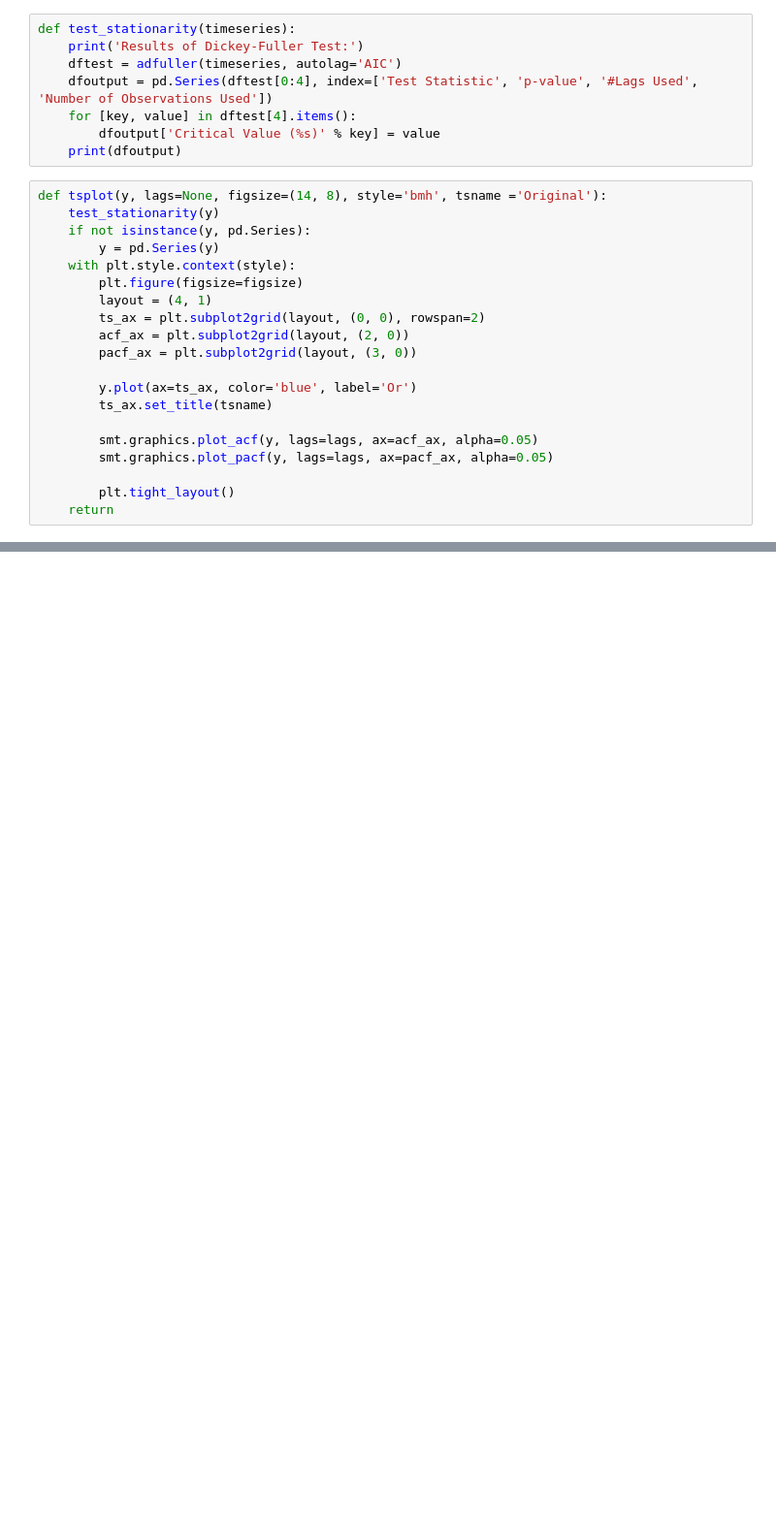
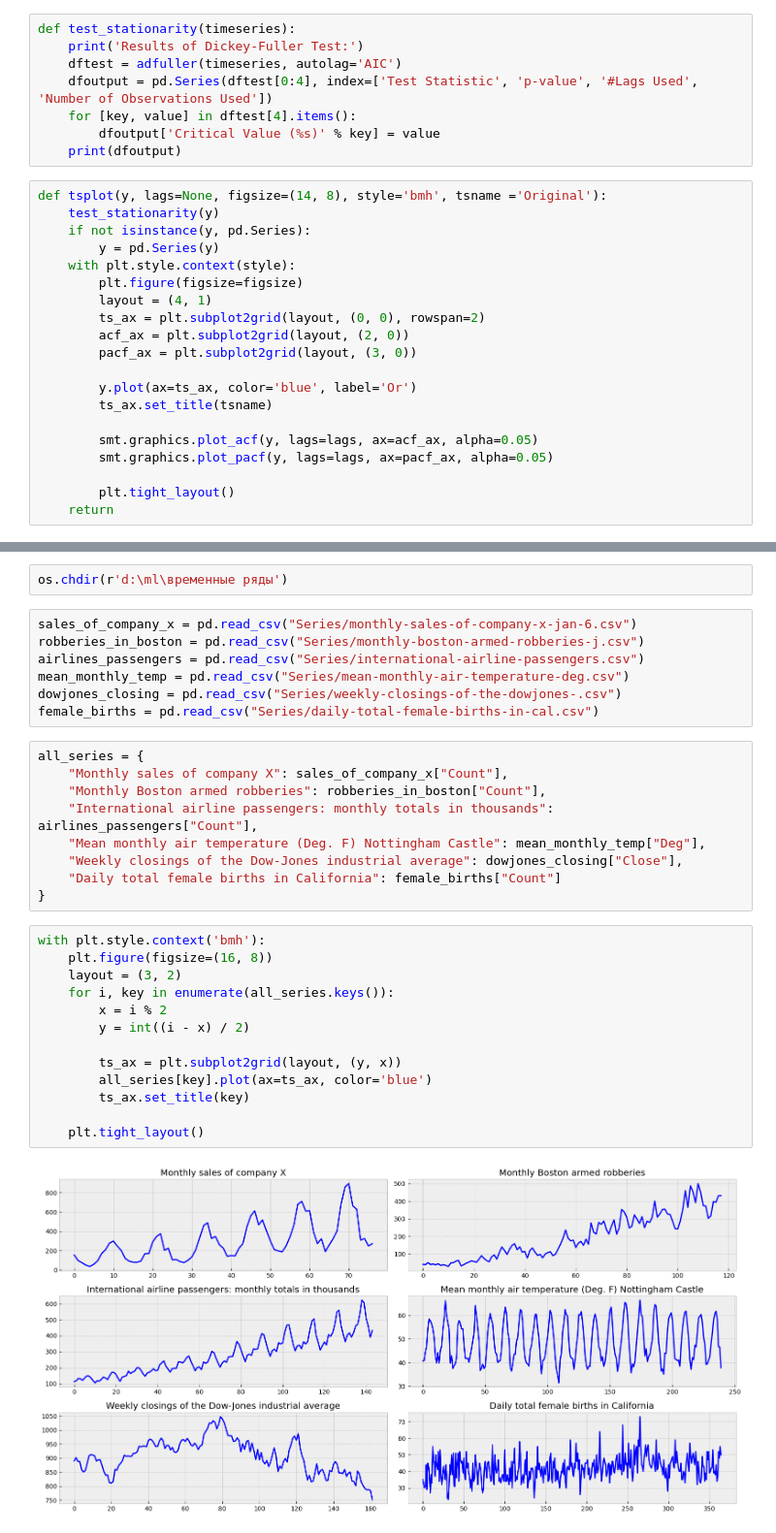
Before and after one commit to Lesikhin/Netology, a Jupyter notebook: временные ряды HW1.ipynb, the cells around one changed output, grey strips where cells are left out. Shown at 97% size. Drawn from its saved outputs; the diff is of its cells as text; blank space fills up the shorter version.

```diff
--- a/временные ряды HW1.ipynb
+++ b/временные ряды HW1.ipynb
@@ -204,0 +55,33 @@ p-value  0.024025 - ряд стационарный
+# %%
+os.chdir(r'd:\ml\временные ряды')
+# %%
+sales_of_company_x = pd.read_csv("Series/monthly-sales-of-company-x-jan-6.csv")
+robberies_in_boston = pd.read_csv("Series/monthly-boston-armed-robberies-j.csv")
+airlines_passengers = pd.read_csv("Series/international-airline-passengers.csv")
+mean_monthly_temp = pd.read_csv("Series/mean-monthly-air-temperature-deg.csv")
+dowjones_closing = pd.read_csv("Series/weekly-closings-of-the-dowjones-.csv")
+female_births = pd.read_csv("Series/daily-total-female-births-in-cal.csv")
+# %%
+all_series = {
+    "Monthly sales of company X": sales_of_company_x["Count"],
+    "Monthly Boston armed robberies": robberies_in_boston["Count"],
+    "International airline passengers: monthly totals in thousands": airlines_passengers["Count"],
+    "Mean monthly air temperature (Deg. F) Nottingham Castle": mean_monthly_temp["Deg"],
+    "Weekly closings of the Dow-Jones industrial average": dowjones_closing["Close"],
+    "Daily total female births in California": female_births["Count"]
+}
+# %%
+with plt.style.context('bmh'):
+    plt.figure(figsize=(16, 8))
+    layout = (3, 2)
+    for i, key in enumerate(all_series.keys()):
+        x = i % 2
+        y = int((i - x) / 2)
+
+        ts_ax = plt.subplot2grid(layout, (y, x))
+        all_series[key].plot(ax=ts_ax, color='blue')
+        ts_ax.set_title(key)
+
+    plt.tight_layout()
+# %% [output]
+[figure, added]
```
Also changed, not shown: parts of 51 cells of this notebook.
